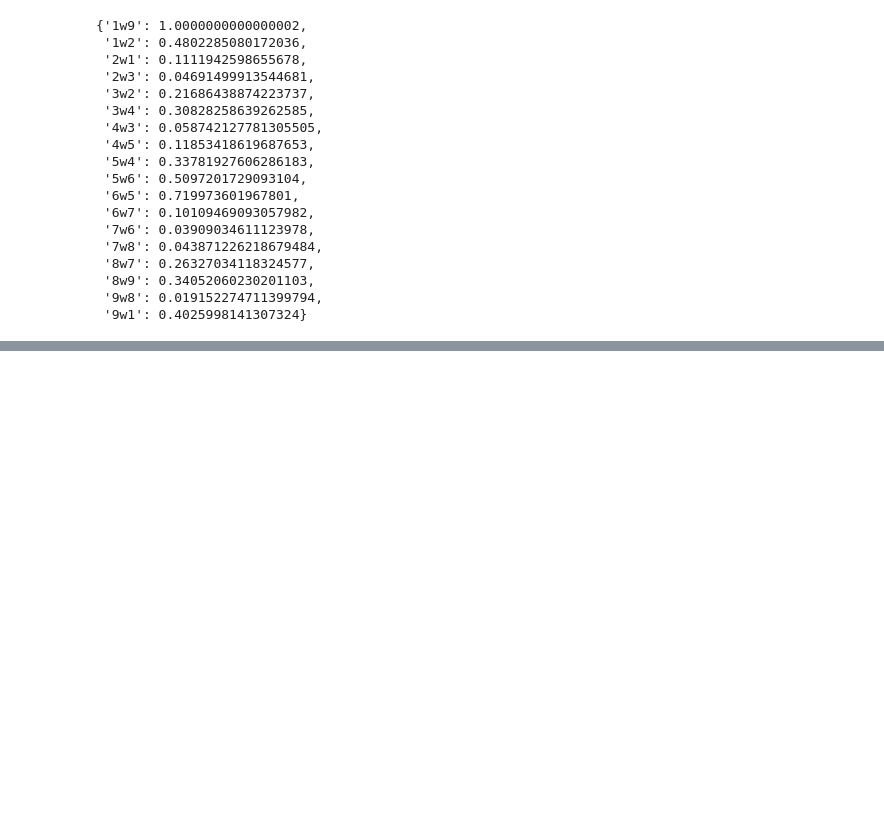
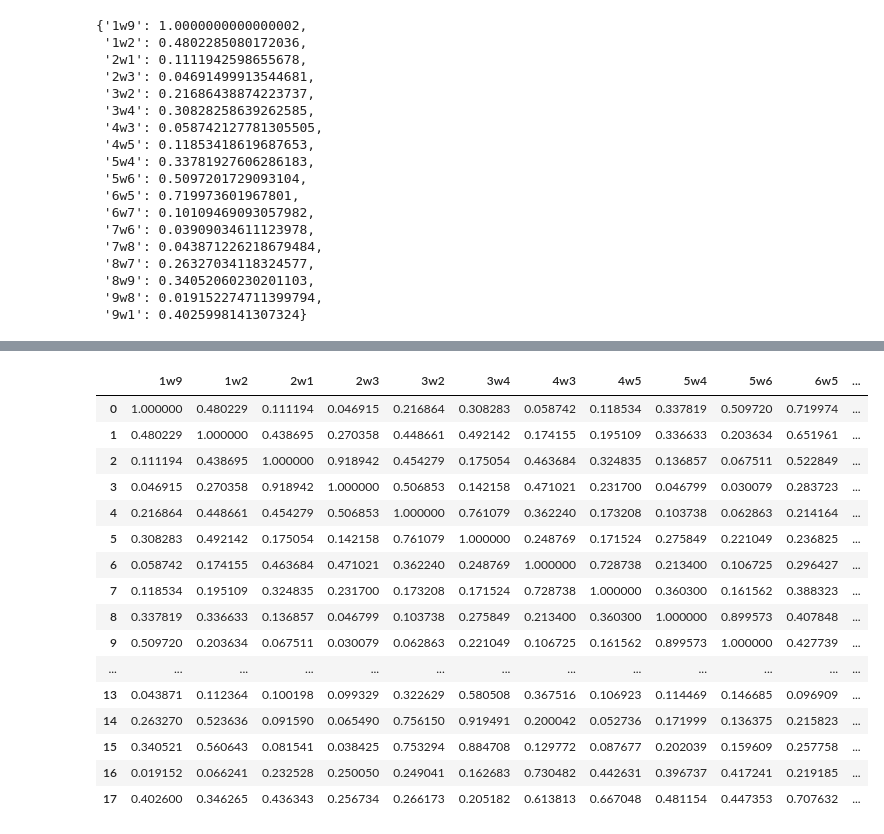
Before and after one commit to boostcampaitech4lv23recsys2/level3_productserving-level3-recsys-08, a Jupyter notebook: Data/DataProcessing/MBTI_X_Enneagram_18x18_matrix.ipynb, the cells around one changed output, grey strips where cells are left out. Drawn from its saved outputs; the diff is of its cells as text; code cells hidden in the pictures; blank space fills up the shorter version.

```diff
--- a/Data/DataProcessing/MBTI_X_Enneagram_18x18_matrix.ipynb
+++ b/Data/DataProcessing/MBTI_X_Enneagram_18x18_matrix.ipynb
@@ -230,2 +210,23 @@ sim_df
 # %%
 sim_df.to_csv("enneagram_similarity.csv",index=False)
+# %%
+sim_df = pd.read_csv('enneagram_similarity.csv')
+sim_df
+# %% [output]
+|  | 1w9 | 1w2 | 2w1 | 2w3 | 3w2 | 3w4 | 4w3 | 4w5 | 5w4 | 5w6 | 6w5 | ... |
+| 0 | 1.000000 | 0.480229 | 0.111194 | 0.046915 | 0.216864 | 0.308283 | 0.058742 | 0.118534 | 0.337819 | 0.509720 | 0.719974 | ... |
+| 1 | 0.480229 | 1.000000 | 0.438695 | 0.270358 | 0.448661 | 0.492142 | 0.174155 | 0.195109 | 0.336633 | 0.203634 | 0.651961 | ... |
+| 2 | 0.111194 | 0.438695 | 1.000000 | 0.918942 | 0.454279 | 0.175054 | 0.463684 | 0.324835 | 0.136857 | 0.067511 | 0.522849 | ... |
+| 3 | 0.046915 | 0.270358 | 0.918942 | 1.000000 | 0.506853 | 0.142158 | 0.471021 | 0.231700 | 0.046799 | 0.030079 | 0.283723 | ... |
+| 4 | 0.216864 | 0.448661 | 0.454279 | 0.506853 | 1.000000 | 0.761079 | 0.362240 | 0.173208 | 0.103738 | 0.062863 | 0.214164 | ... |
+| 5 | 0.308283 | 0.492142 | 0.175054 | 0.142158 | 0.761079 | 1.000000 | 0.248769 | 0.171524 | 0.275849 | 0.221049 | 0.236825 | ... |
+| 6 | 0.058742 | 0.174155 | 0.463684 | 0.471021 | 0.362240 | 0.248769 | 1.000000 | 0.728738 | 0.213400 | 0.106725 | 0.296427 | ... |
+| 7 | 0.118534 | 0.195109 | 0.324835 | 0.231700 | 0.173208 | 0.171524 | 0.728738 | 1.000000 | 0.360300 | 0.161562 | 0.388323 | ... |
+| 8 | 0.337819 | 0.336633 | 0.136857 | 0.046799 | 0.103738 | 0.275849 | 0.213400 | 0.360300 | 1.000000 | 0.899573 | 0.407848 | ... |
+| 9 | 0.509720 | 0.203634 | 0.067511 | 0.030079 | 0.062863 | 0.221049 | 0.106725 | 0.161562 | 0.899573 | 1.000000 | 0.427739 | ... |
+| ... | ... | ... | ... | ... | ... | ... | ... | ... | ... | ... | ... | ... |
+| 13 | 0.043871 | 0.112364 | 0.100198 | 0.099329 | 0.322629 | 0.580508 | 0.367516 | 0.106923 | 0.114469 | 0.146685 | 0.096909 | ... |
+| 14 | 0.263270 | 0.523636 | 0.091590 | 0.065490 | 0.756150 | 0.919491 | 0.200042 | 0.052736 | 0.171999 | 0.136375 | 0.215823 | ... |
+| 15 | 0.340521 | 0.560643 | 0.081541 | 0.038425 | 0.753294 | 0.884708 | 0.129772 | 0.087677 | 0.202039 | 0.159609 | 0.257758 | ... |
+| 16 | 0.019152 | 0.066241 | 0.232528 | 0.250050 | 0.249041 | 0.162683 | 0.730482 | 0.442631 | 0.396737 | 0.417241 | 0.219185 | ... |
+| 17 | 0.402600 | 0.346265 | 0.436343 | 0.256734 | 0.266173 | 0.205182 | 0.613813 | 0.667048 | 0.481154 | 0.447353 | 0.707632 | ... |
```
Also changed, not shown: parts of 1 cell of this notebook, 1 other file.
